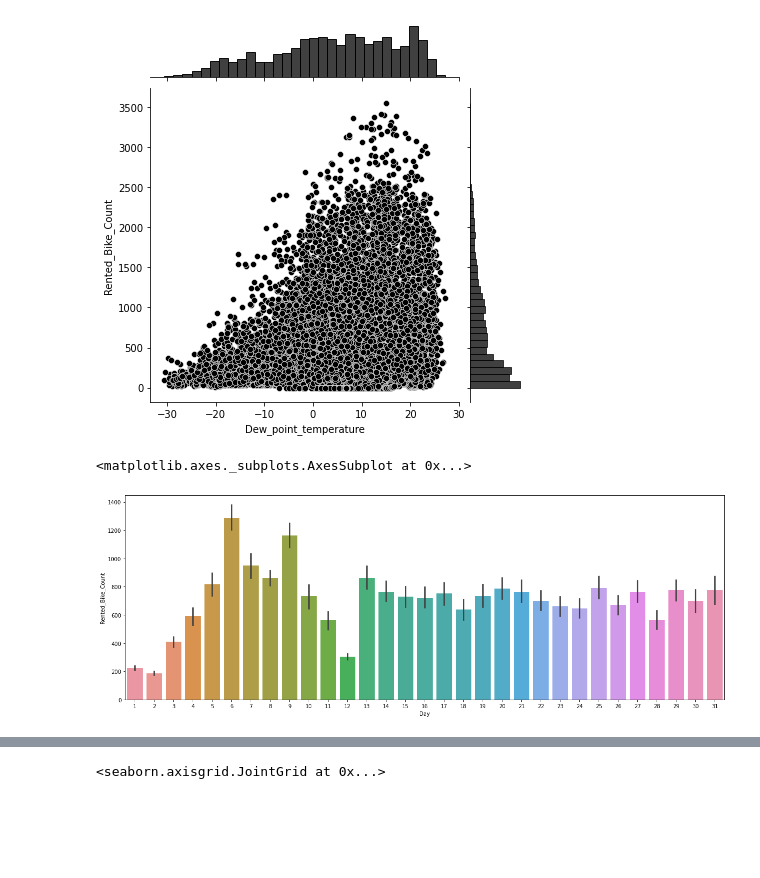
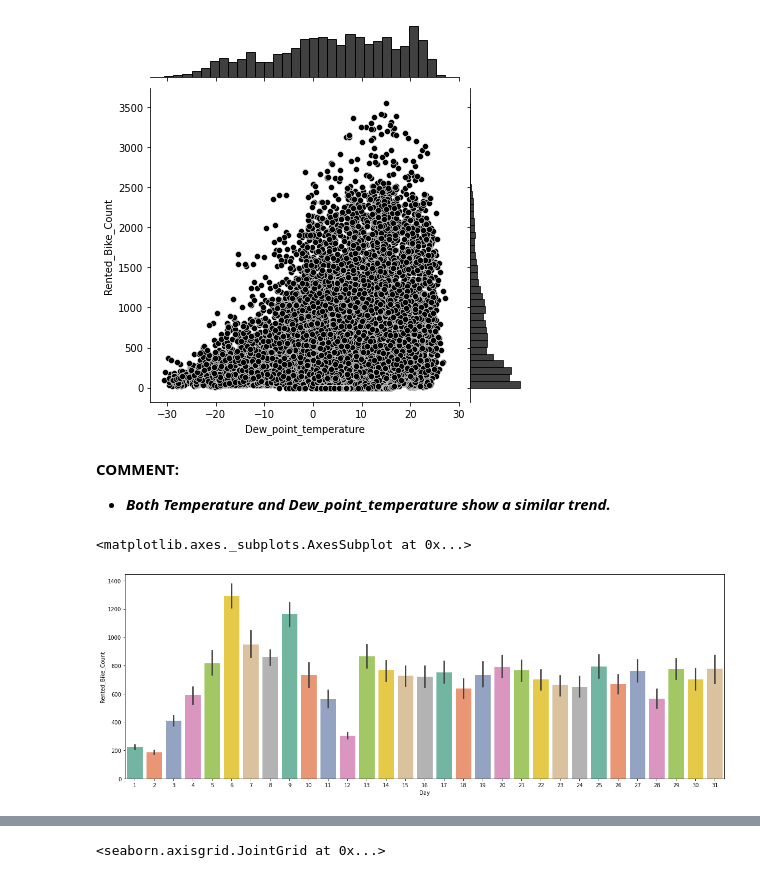
Before and after one commit to ramrakhyaniRiya/Capstone_2, a Jupyter notebook: Copy_of_Bike_Sharing_Demand_Prediction_Capstone_Project.ipynb, the cells around one changed output, grey strips where cells are left out. Cells and saved outputs as stored; diff of their text form; code cells hidden in the pictures; blank space fills up the shorter version.

```diff
--- a/Copy_of_Bike_Sharing_Demand_Prediction_Capstone_Project.ipynb
+++ b/Copy_of_Bike_Sharing_Demand_Prediction_Capstone_Project.ipynb
@@ -263,12 +342,15 @@ sns.jointplot(data=df, x='Dew_point_temperature', y='Rented_Bike_Count' , color
 # %% [output]
 <seaborn.axisgrid.JointGrid at 0x...>
 [figure]
+# %% [markdown]
+**COMMENT:**
+* ***Both Temperature and Dew_point_temperature show a similar trend.***
 # %%
 plt.figure(figsize = (20,7))
-sns.barplot(x = 'Day', y = 'Rented_Bike_Count', data = df)
+sns.barplot(x = 'Day', y = 'Rented_Bike_Count', data = df,palette = 'Set2')
 # %% [output]
 <matplotlib.axes._subplots.AxesSubplot at 0x...>
-[figure, old version]
+[figure, new version]
 # %%
 plt.figure(figsize = (20,7))
 sns.catplot(x = 'Month', y = 'Rented_Bike_Count', data = df)
```
Also changed, not shown: parts of 48 cells of this notebook.
